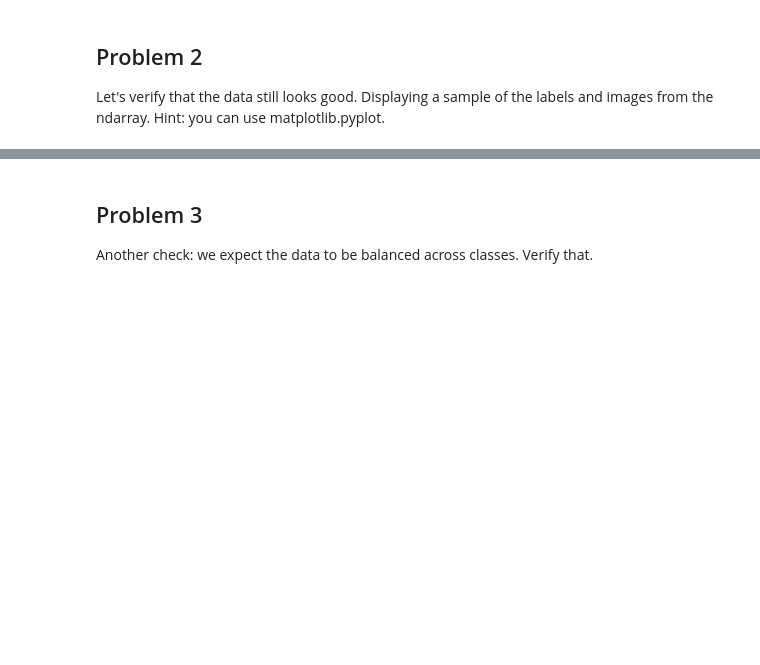
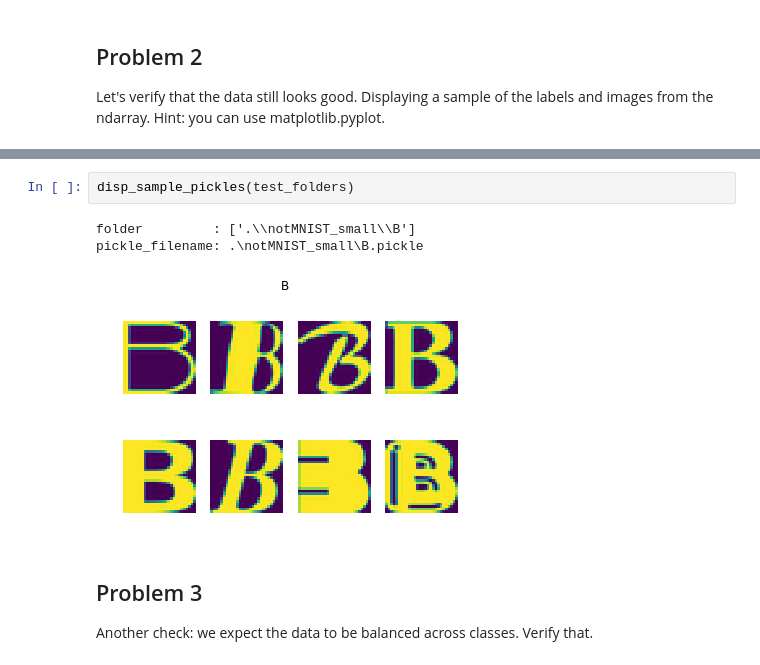
Before and after one commit to patadadeburro/deep_learning_uda730, a Jupyter notebook: assignement_1.ipynb, the cells around one changed output, grey strips where cells are left out. Saved outputs shown, nothing was run; the diff lists cells and outputs as text; blank space fills up the shorter version.

```diff
--- a/assignement_1.ipynb
+++ b/assignement_1.ipynb
@@ -377,3 +414,9 @@ Let's verify that the data still looks good. Displaying a sample of the labels a
+# %%
+disp_sample_pickles(test_folders)
+# %% [output]
+folder         : ['.\\notMNIST_small\\B']
+pickle_filename: .\notMNIST_small\B.pickle
+[figure, added]
 # %% [markdown]
 ## Problem 3
 Another check: we expect the data to be balanced across classes. Verify that.
```
Also changed, not shown: parts of 7 cells of this notebook.
